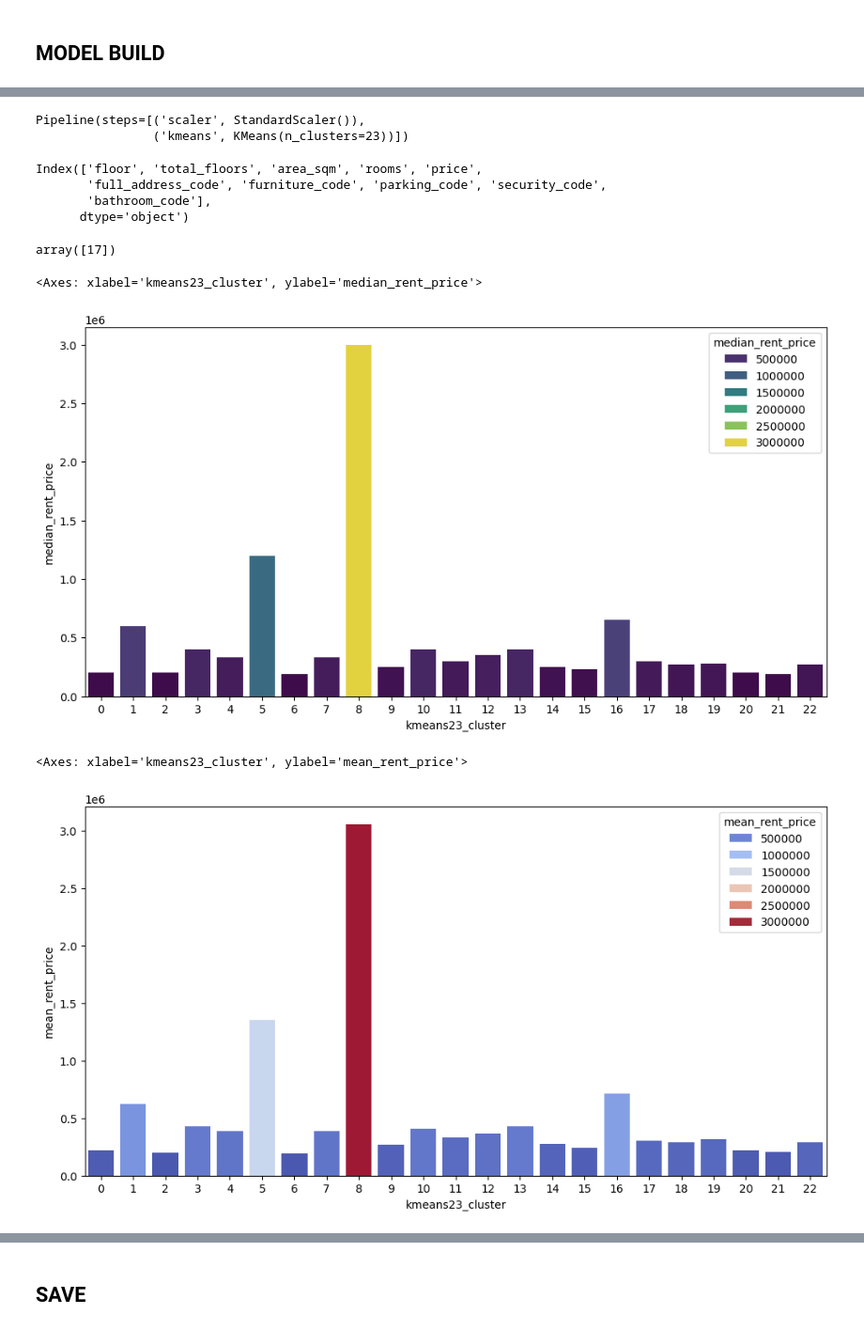
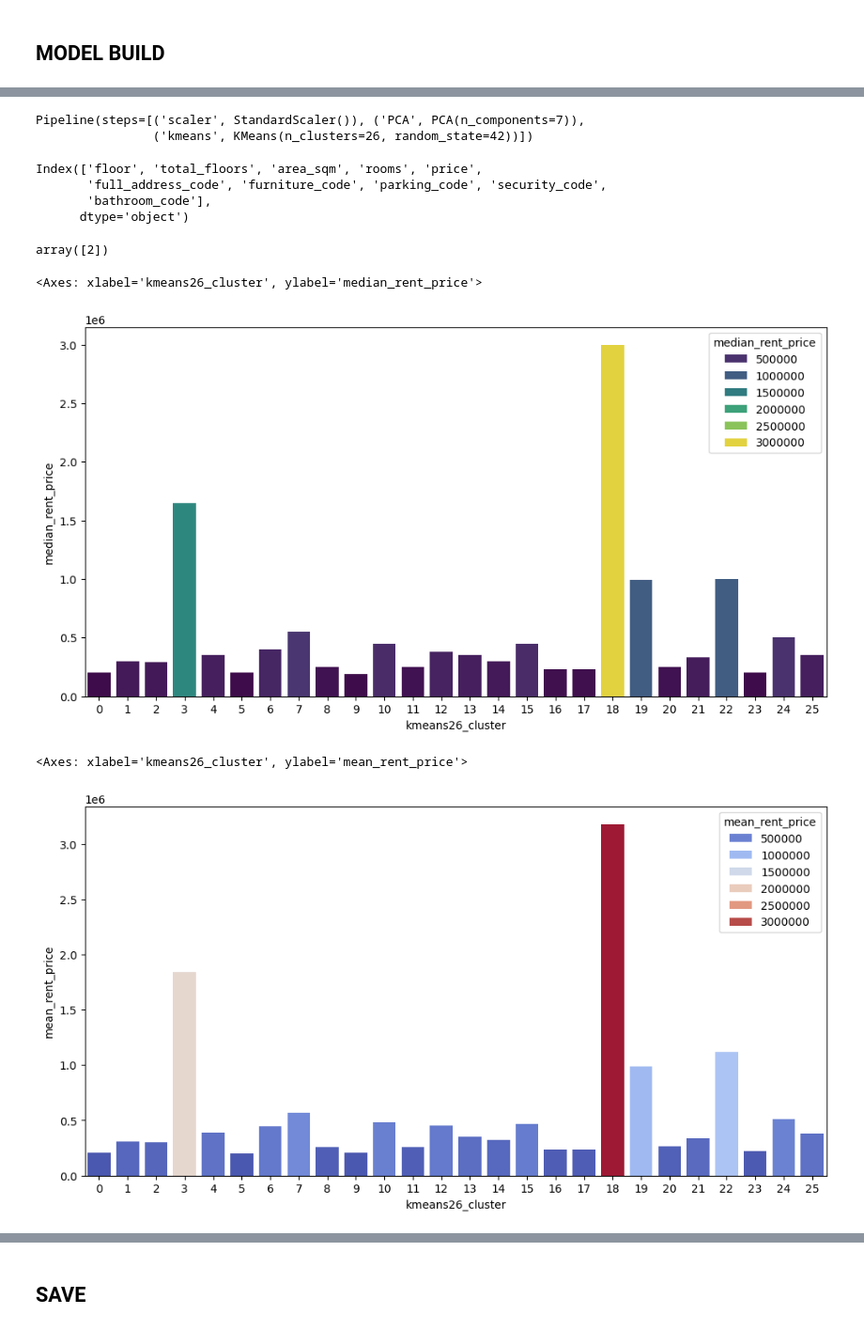
Before and after one commit to ElijahAnalysis/krisha_bot, a Jupyter notebook: code/krisha_bot(Model Build)_clustering.ipynb, the cells around one changed output, grey strips where cells are left out. Shown at 94% size. Saved outputs shown, nothing was run; the diff lists cells and outputs as text; code cells hidden in the pictures.

Commit message:
PCA addition and clustering retrain

```diff
--- a/code/krisha_bot(Model Build)_clustering.ipynb
+++ b/code/krisha_bot(Model Build)_clustering.ipynb
@@ -75,7 +96,8 @@ kmeans_results = []
 for k in range( 5,100,1 ):
 
     krisha_almaty_rental_kmeans_pipeline = Pipeline( [ ('scaler',StandardScaler()),
-                                                       ('kmeans',KMeans( n_clusters = k ))] )
+                                                       ( 'PCA', PCA( n_components = 7 )),
+                                                       ('kmeans',KMeans( n_clusters = k, random_state=42 ))] )
 
     krisha_almaty_rental_kmeans_pipeline.fit(krisha_almaty_rental_ext_features)
 
@@ -134,11 +158,12 @@ Optimal number of clusters (elbow): K = 23
 # %%
-krisha_almaty_rental_kmeans23_pipeline = Pipeline( [ ('scaler',StandardScaler()),
-                                                     ('kmeans',KMeans( n_clusters = 23 ))] )
+krisha_almaty_rental_kmeans26_pipeline =  Pipeline( [ ('scaler',StandardScaler()),
+                                                       ( 'PCA', PCA( n_components = 7 )),
+                                                       ('kmeans',KMeans( n_clusters = 26, random_state=42 ))] )
 
-krisha_almaty_rental_kmeans23_pipeline.fit(krisha_almaty_rental_ext_features)
+krisha_almaty_rental_kmeans26_pipeline.fit(krisha_almaty_rental_ext_features)
 # %% [output]
-Pipeline(steps=[('scaler', StandardScaler()),
-                ('kmeans', KMeans(n_clusters=23))])
+Pipeline(steps=[('scaler', StandardScaler()), ('PCA', PCA(n_components=7)),
+                ('kmeans', KMeans(n_clusters=26, random_state=42))])
 # %%
 krisha_almaty_rental_ext_features.columns
 # %% [output]
@@ -160,37 +185,37 @@ test_features_dict = {
     'bathroom_code': [1]
 }
 # %%
-krisha_almaty_rental_kmeans23_pipeline.predict(pd.DataFrame(test_features_dict))
+krisha_almaty_rental_kmeans26_pipeline.predict(pd.DataFrame(test_features_dict))
 # %% [output]
-array([17])
+array([2])
 # %%
-krisha_almaty_rental_ext['kmeans23_cluster'] = krisha_almaty_rental_kmeans23_pipeline.predict(krisha_almaty_rental_ext_features)
+krisha_almaty_rental_ext['kmeans26_cluster'] = krisha_almaty_rental_kmeans26_pipeline.predict(krisha_almaty_rental_ext_features)
 # %%
-krisha_almaty_rental_ext_cluster_groupping = krisha_almaty_rental_ext.groupby('kmeans23_cluster').agg( mean_rent_price = ('price','mean'),
+krisha_almaty_rental_ext_cluster_groupping = krisha_almaty_rental_ext.groupby('kmeans26_cluster').agg( mean_rent_price = ('price','mean'),
                                                                                                        median_rent_price = ('price','median'),
                                                                                                        number_of_listings = ('id','count')).reset_index()
 # %%
 plt.figure(figsize=(12, 6))
 
 sns.barplot( data = krisha_almaty_rental_ext_cluster_groupping,
-             x = 'kmeans23_cluster',
+             x = 'kmeans26_cluster',
              y = 'median_rent_price',
              hue = 'median_rent_price',
              palette = 'viridis' )
 # %% [output]
-<Axes: xlabel='kmeans23_cluster', ylabel='median_rent_price'>
+<Axes: xlabel='kmeans26_cluster', ylabel='median_rent_price'>
-[figure, old version]
+[figure, new version]
 # %%
 plt.figure(figsize=(12, 6))
 
 sns.barplot( data = krisha_almaty_rental_ext_cluster_groupping,
-             x = 'kmeans23_cluster',
+             x = 'kmeans26_cluster',
              y = 'mean_rent_price',
              hue = 'mean_rent_price',
              palette = 'coolwarm' )
 # %% [output]
-<Axes: xlabel='kmeans23_cluster', ylabel='mean_rent_price'>
+<Axes: xlabel='kmeans26_cluster', ylabel='mean_rent_price'>
-[figure, old version]
+[figure, new version]
 # %%
 krisha_almaty_rental_ext_cluster_groupping
 # %% [output]
```
Also changed, not shown: parts of 13 cells of this notebook, 3 other files.
